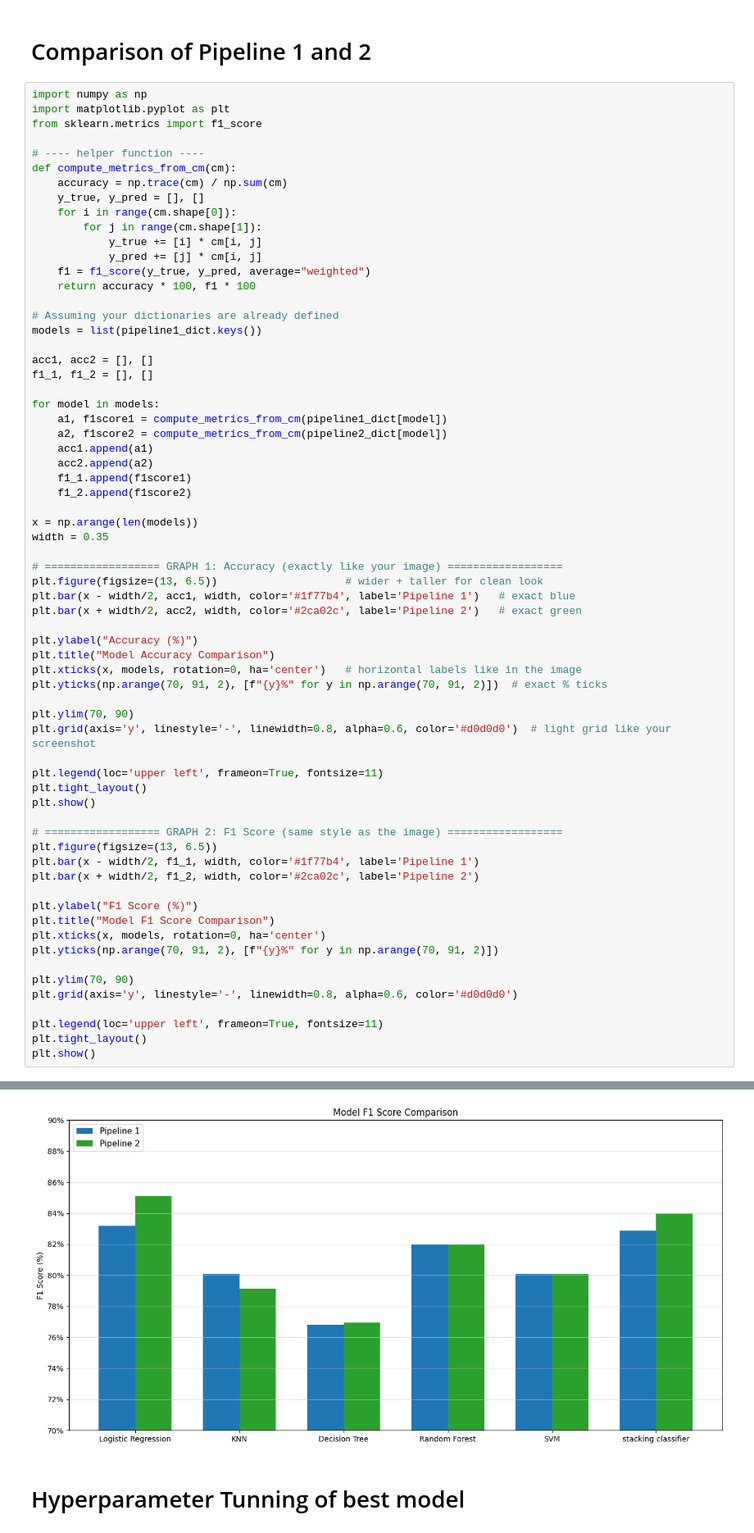
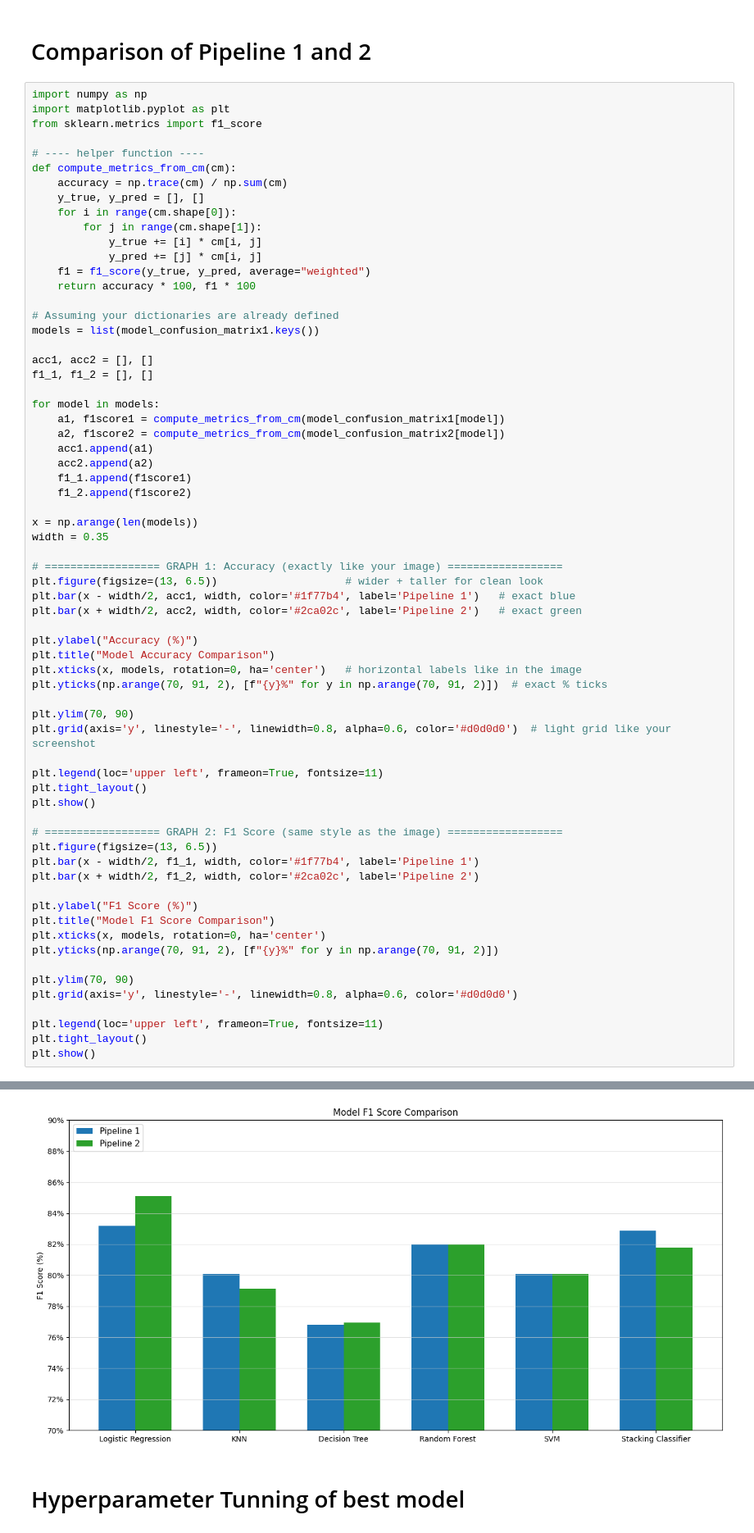
Before and after one commit to SanchitaMondal/BII_MM60024_Projects, a Jupyter notebook: data/Prostate data/informatics_project.ipynb, the cells around one changed output, grey strips where cells are left out. Shown at 82% size. Cells and saved outputs as stored; diff of their text form.

```diff
--- a/data/Prostate data/informatics_project.ipynb
+++ b/data/Prostate data/informatics_project.ipynb
@@ -355,14 +390,14 @@ def compute_metrics_from_cm(cm):
     return accuracy * 100, f1 * 100
 
 # Assuming your dictionaries are already defined
-models = list(pipeline1_dict.keys())
+models = list(model_confusion_matrix1.keys())
 
 acc1, acc2 = [], []
 f1_1, f1_2 = [], []
 
 for model in models:
-    a1, f1score1 = compute_metrics_from_cm(pipeline1_dict[model])
-    a2, f1score2 = compute_metrics_from_cm(pipeline2_dict[model])
+    a1, f1score1 = compute_metrics_from_cm(model_confusion_matrix1[model])
+    a2, f1score2 = compute_metrics_from_cm(model_confusion_matrix2[model])
     acc1.append(a1)
     acc2.append(a2)
     f1_1.append(f1score1)
@@ -409,4 +444,4 @@ plt.show()
-[figure, old version]
+[figure, new version]
 # %% [markdown]
 # Hyperparameter Tunning of best model
 # %%
```
Also changed, not shown: parts of 8 cells of this notebook, 3 other files.
